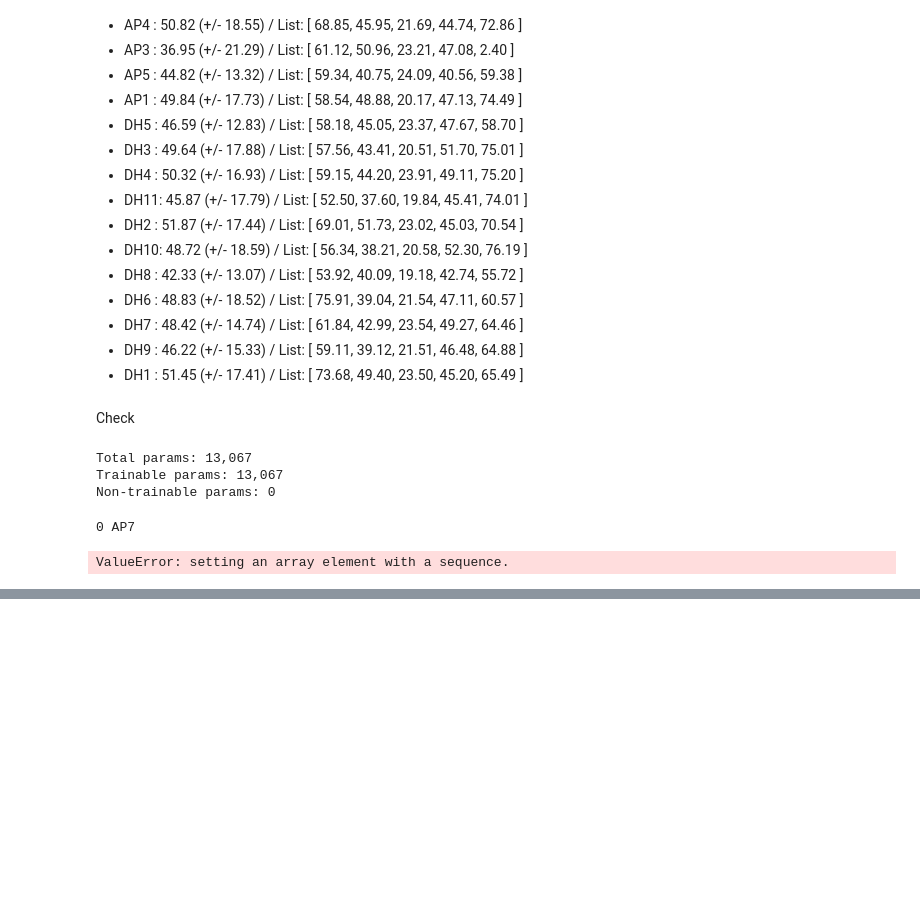
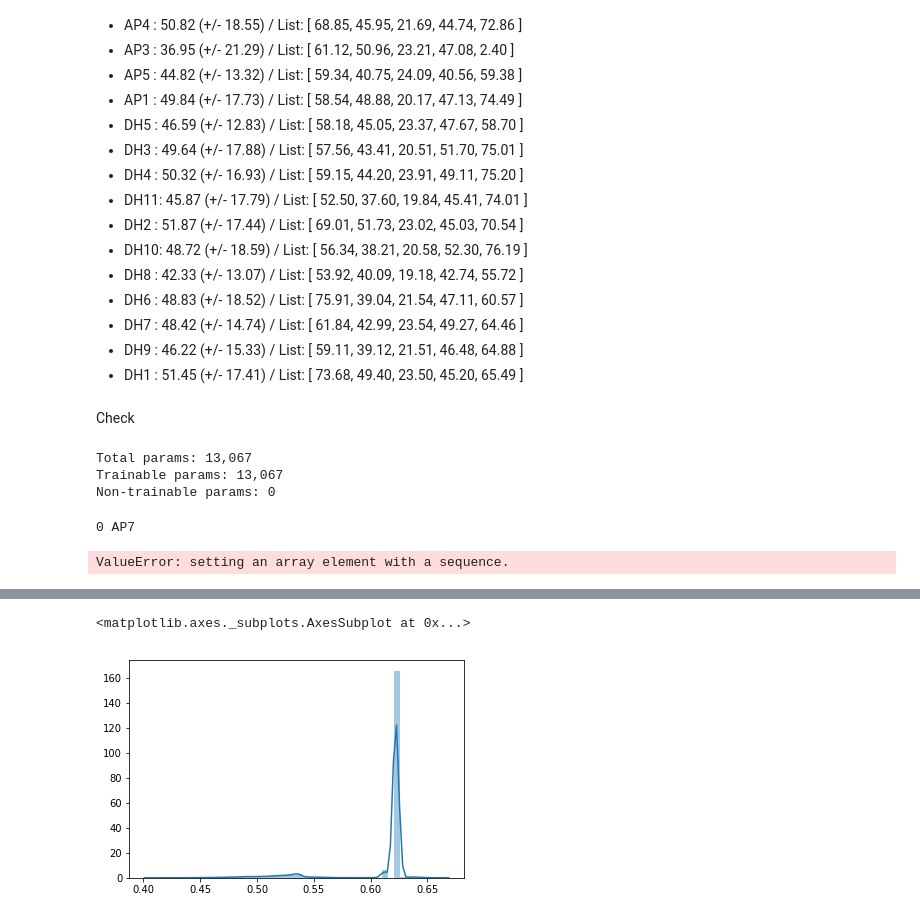
Before and after one commit to albertotb/solar, a Jupyter notebook: notebooks/train_model-Convolutional2D-All_sensors.ipynb, the cells around one changed output, grey strips where cells are left out. Drawn from its saved outputs; the diff is of its cells as text; code cells hidden in the pictures; blank space fills up the shorter version.

```diff
--- a/notebooks/train_model-Convolutional2D-All_sensors.ipynb
+++ b/notebooks/train_model-Convolutional2D-All_sensors.ipynb
@@ -909,0 +1178,5 @@ DH1 : 50.00 (+/- 16.38) / List: [  66.84,  48.67,  22.85,  44.61,  67.03 ]
+# %%
+sns.distplot(layer_output[:,1].mean(axis=1),norm_hist=True,label='Persistance')
+# %% [output]
+<matplotlib.axes._subplots.AxesSubplot at 0x...>
+[figure, added]
```
Also changed, not shown: parts of 81 cells of this notebook.
